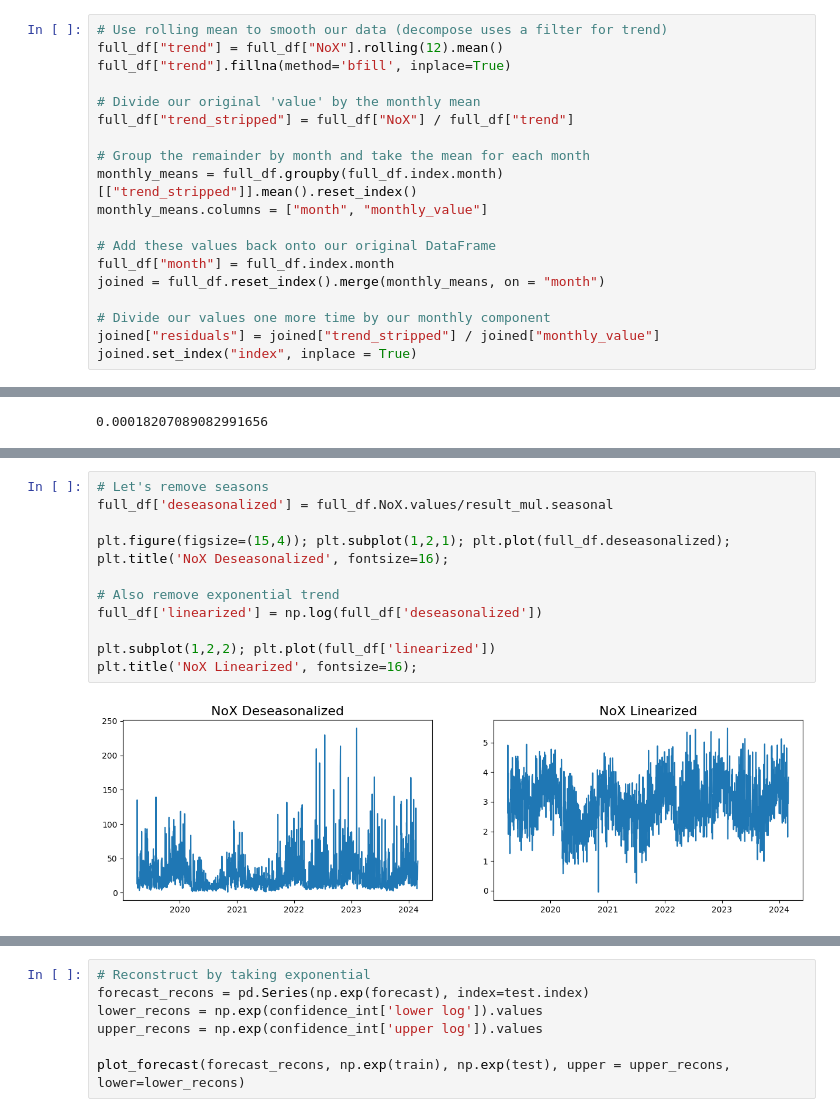
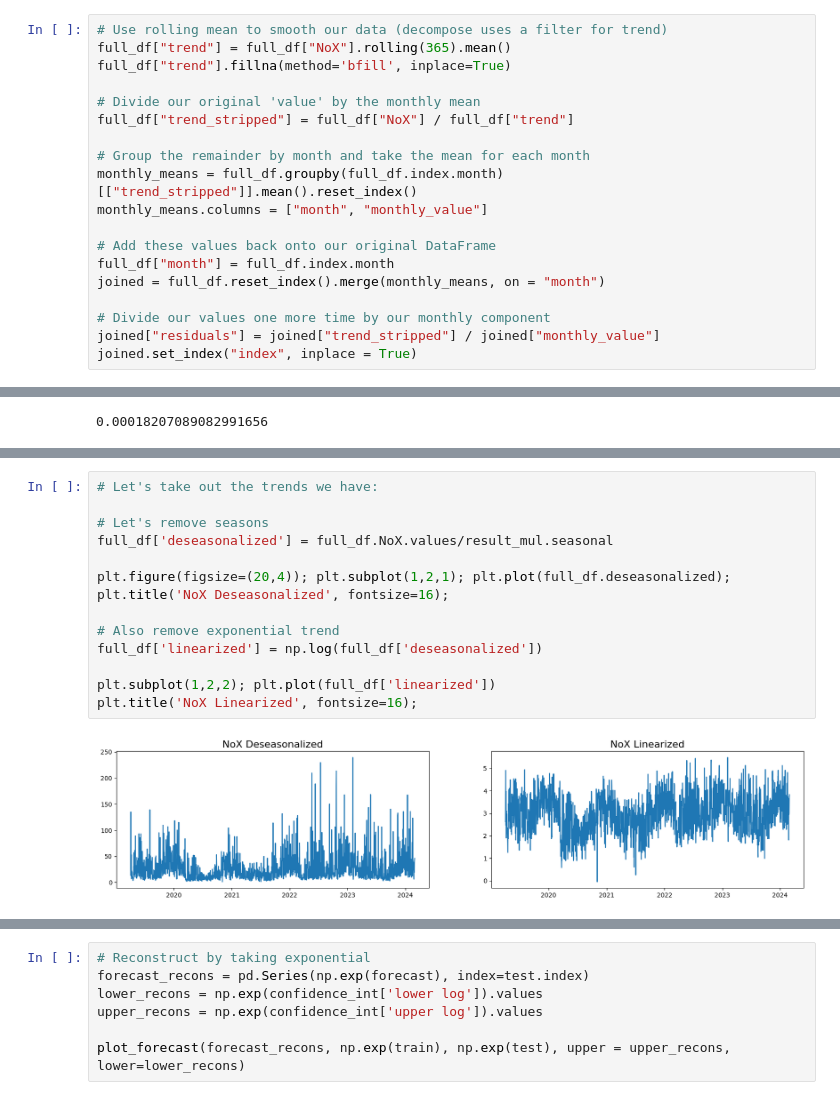
Before and after one commit to Zeegeuze/revive-it, a Jupyter notebook: notebooks/test_wouter.ipynb, the cells around one changed output, grey strips where cells are left out. Drawn from its saved outputs; the diff is of its cells as text.

```diff
--- a/notebooks/test_wouter.ipynb
+++ b/notebooks/test_wouter.ipynb
@@ -445,6 +462,6 @@ full_df["NoX"].plot();
 # %%
 # Use rolling mean to smooth our data (decompose uses a filter for trend)
-full_df["trend"] = full_df["NoX"].rolling(12).mean()
+full_df["trend"] = full_df["NoX"].rolling(365).mean()
 full_df["trend"].fillna(method='bfill', inplace=True)
 
 # Divide our original 'value' by the monthly mean
@@ -538,15 +572,17 @@ ax3.plot(second_order_diff); ax3.set_title('2nd Order Differencing');
 # %%
+# Let's take out the trends we have:
+
 # Let's remove seasons
 full_df['deseasonalized'] = full_df.NoX.values/result_mul.seasonal
 
-plt.figure(figsize=(15,4)); plt.subplot(1,2,1); plt.plot(full_df.deseasonalized);
+plt.figure(figsize=(20,4)); plt.subplot(1,2,1); plt.plot(full_df.deseasonalized);
 plt.title('NoX Deseasonalized', fontsize=16);
 
 # Also remove exponential trend
 full_df['linearized'] = np.log(full_df['deseasonalized'])
 
 plt.subplot(1,2,2); plt.plot(full_df['linearized'])
 plt.title('NoX Linearized', fontsize=16);
 # %% [output]
-[figure, old version]
+[figure, new version]
 # %%
```
Also changed, not shown: parts of 49 cells of this notebook.
